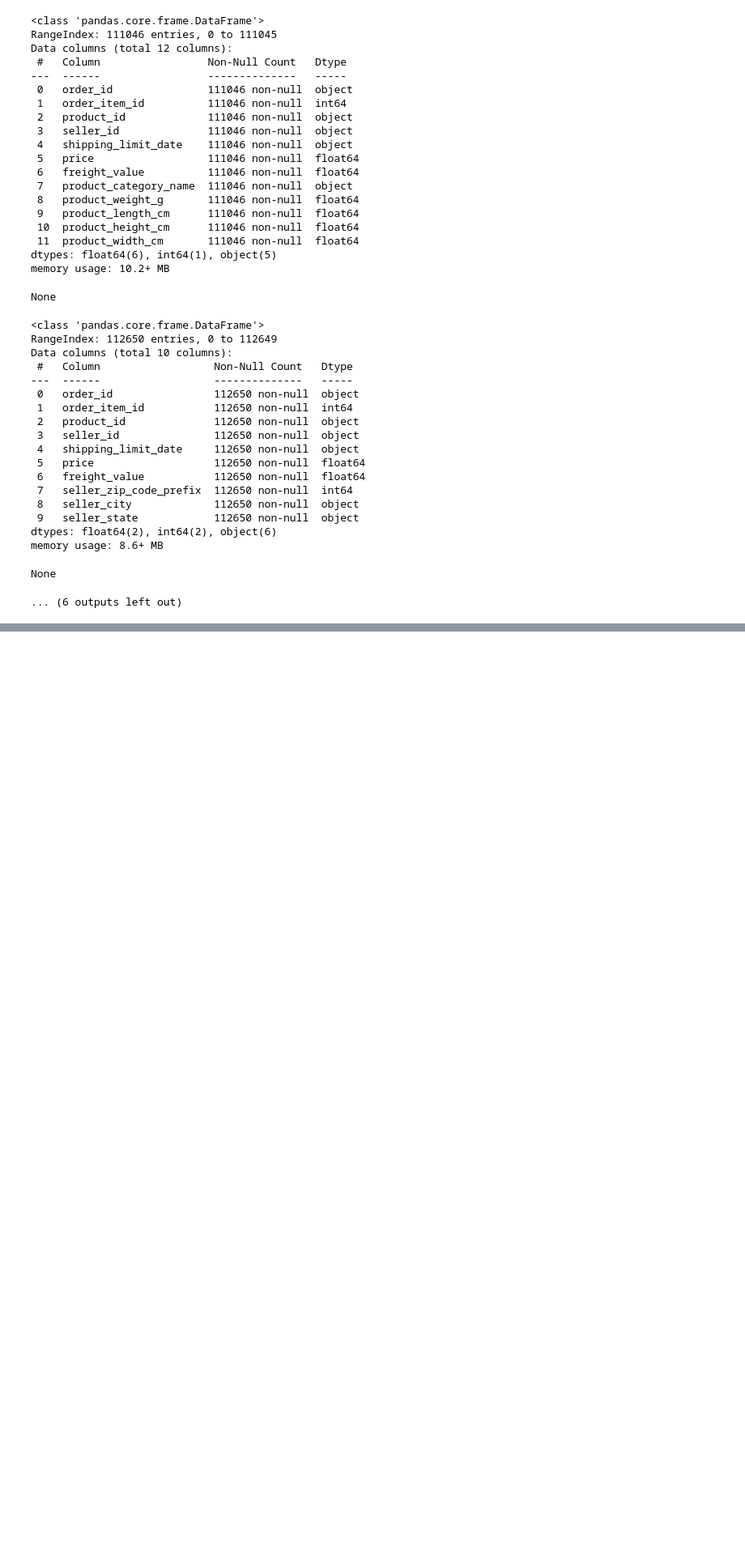
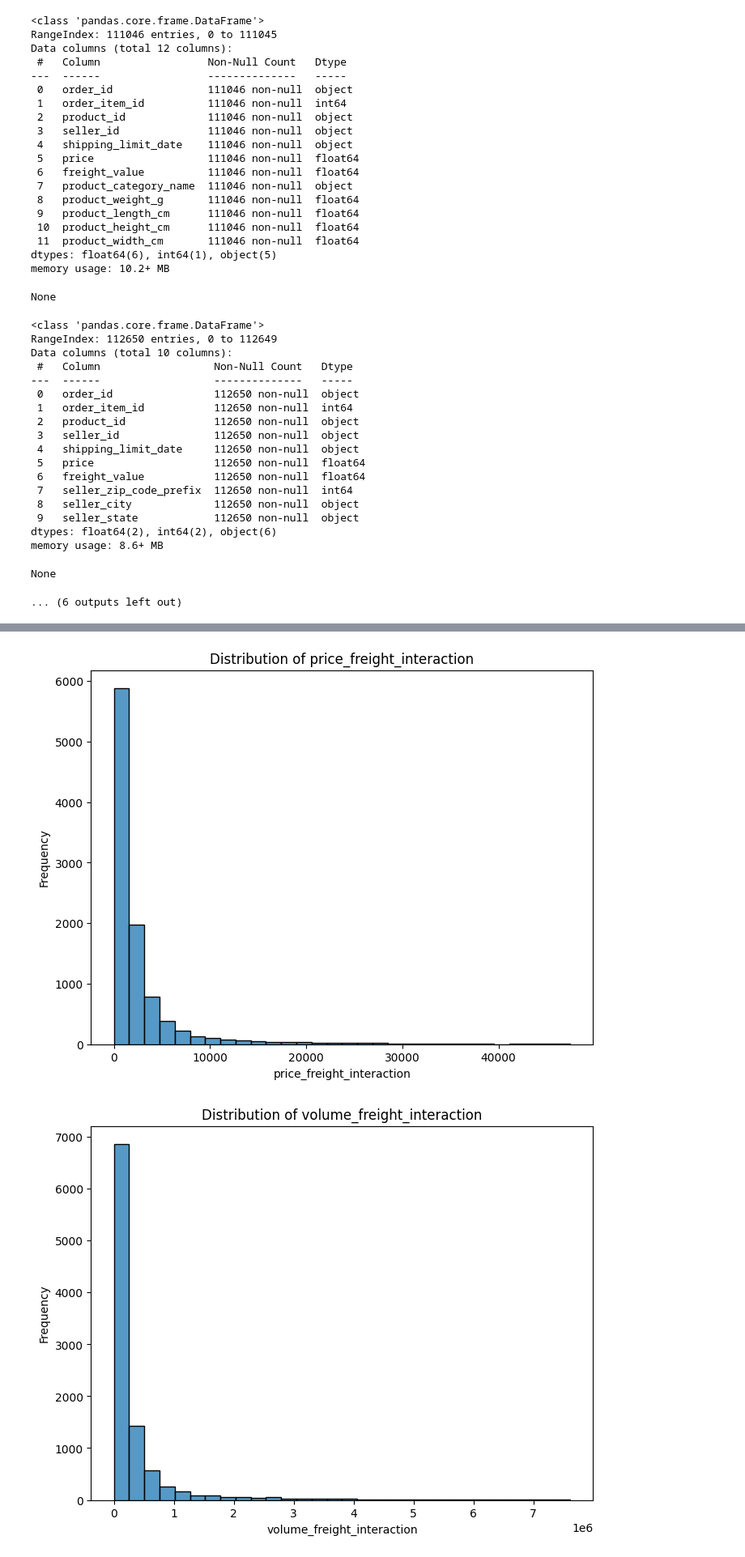
Before and after one commit to Mohit-Singh-261097/Customer-Segmentation-Analysis-Brazillian_E-commercence_Dataset-, a Jupyter notebook: notebooks/Customer_Segmentation.ipynb, the cells around one changed output, grey strips where cells are left out. Shown at 81% size. Cells and saved outputs as stored; diff of their text form; code cells hidden in the pictures; blank space fills up the shorter version.

```diff
--- a/notebooks/Customer_Segmentation.ipynb
+++ b/notebooks/Customer_Segmentation.ipynb
@@ -1248,0 +1380,15 @@ products_combined_df.to_csv(f"{base_path}products_combined.csv", index=False)
+# %%
+# Example: Target encoding for product_category_name
+category_target_mean = full_orders_df.groupby('product_category_name')['is_delivered'].mean()
+full_orders_df['product_category_delivery_rate'] = full_orders_df['product_category_name'].map(category_target_mean)
+# %%
+# Binning price into low, mid, and high price categories
+full_orders_df['price_bin'] = pd.qcut(full_orders_df['price'], q=3, labels=['low_price', 'mid_price', 'high_price'])
+
+# Binning freight_value into 3 categories
+full_orders_df['freight_value_bin'] = pd.qcut(full_orders_df['freight_value'], q=3, labels=['low_freight', 'mid_freight', 'high_freight'])
+# %%
+# Calculate total spending by customer
+customer_spending = full_orders_df.groupby('customer_id')['price'].sum().reset_index()
+customer_spending.columns = ['customer_id', 'total_spent']
+full_orders_df = full_orders_df.merge(customer_spending, on='customer_id', how='left')
@@ -1248,0 +1437,37 @@ products_combined_df.to_csv(f"{base_path}products_combined.csv", index=False)
+# %%
+
+# Take a smaller sample of the data
+sampled_data = full_orders_df.sample(n=10000, random_state=42)
+
+# Define path to save plots
+save_path = "E:\\DATASCIENCE PORTFOLIO\\Projects\\Segmentation\\Visualizations\\"
+
+# Filter only numeric features for histograms
+numeric_features = [feature for feature in new_features if sampled_data[feature].dtype in ['float64', 'int64']]
+
+# Visualize and save distribution for numeric features with limited range and no KDE
+for feature in numeric_features:
+    plt.figure(figsize=(8, 6))
+    sns.histplot(sampled_data[feature], bins=30, kde=False,
+                 binrange=(np.nanmin(sampled_data[feature]), np.nanpercentile(sampled_data[feature], 99)))
+    plt.title(f'Distribution of {feature}')
+    plt.xlabel(feature)
+    plt.ylabel('Frequency')
+    plt.savefig(f"{save_path}{feature}_distribution.png", dpi=300)
+    plt.show()  # Close plot to free up memory
+
+# For categorical features, use boxplot to show relationship with target variable
+categorical_features = ['price_bin']  # Adjust this based on categorical features in new_features
+
+# Visualize categorical features with boxplots
+for feature in categorical_features:
+    plt.figure(figsize=(8, 6))
+    sns.boxplot(x=sampled_data['is_delivered'], y=sampled_data[feature])
+    plt.title(f'{feature} vs is_delivered')
+    plt.xlabel('Is Delivered')
+    plt.ylabel(feature)
+    plt.savefig(f"{save_path}{feature}_vs_is_delivered.png", dpi=300)
+    plt.show()  # Close plot to free up memory
+# %% [output]
+[figure, added]
+[figure, added]
```
Also changed, not shown: parts of 25 cells of this notebook, 10 other files.
